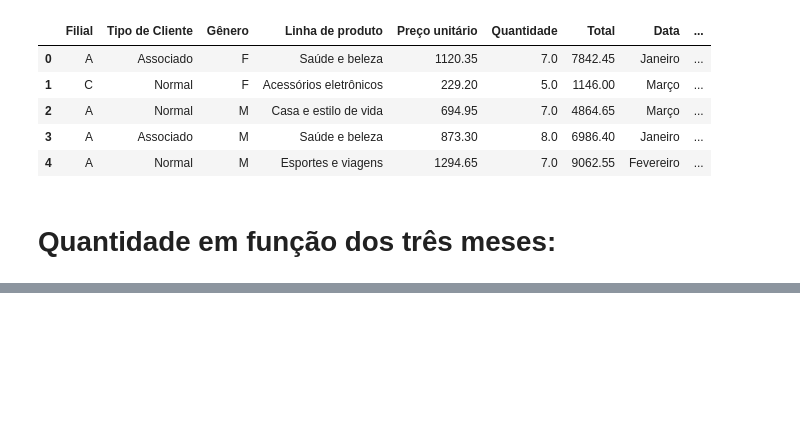
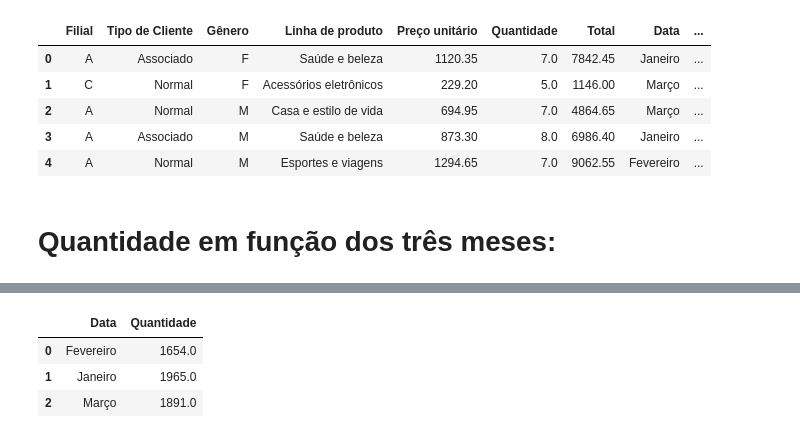
Before and after one commit to AlbertoZamarchi/Mineracao-Dados, a Jupyter notebook: Primeira_Analise_Dados.ipynb, the cells around one changed output, grey strips where cells are left out. Drawn from its saved outputs; the diff is of its cells as text; code cells hidden in the pictures; blank space fills up the shorter version.

```diff
--- a/Primeira_Analise_Dados.ipynb
+++ b/Primeira_Analise_Dados.ipynb
@@ -372,0 +373,7 @@ ax = sns.lineplot(x = 'Data', y ='Quantidade', data = Agrupando_Data_Quantidade,
+# %%
+Agrupando_Data_Quantidade
+# %% [output]
+|  | Data | Quantidade |
+| 0 | Fevereiro | 1654.0 |
+| 1 | Janeiro | 1965.0 |
+| 2 | Março | 1891.0 |
```
Also changed, not shown: parts of 3 cells of this notebook.
